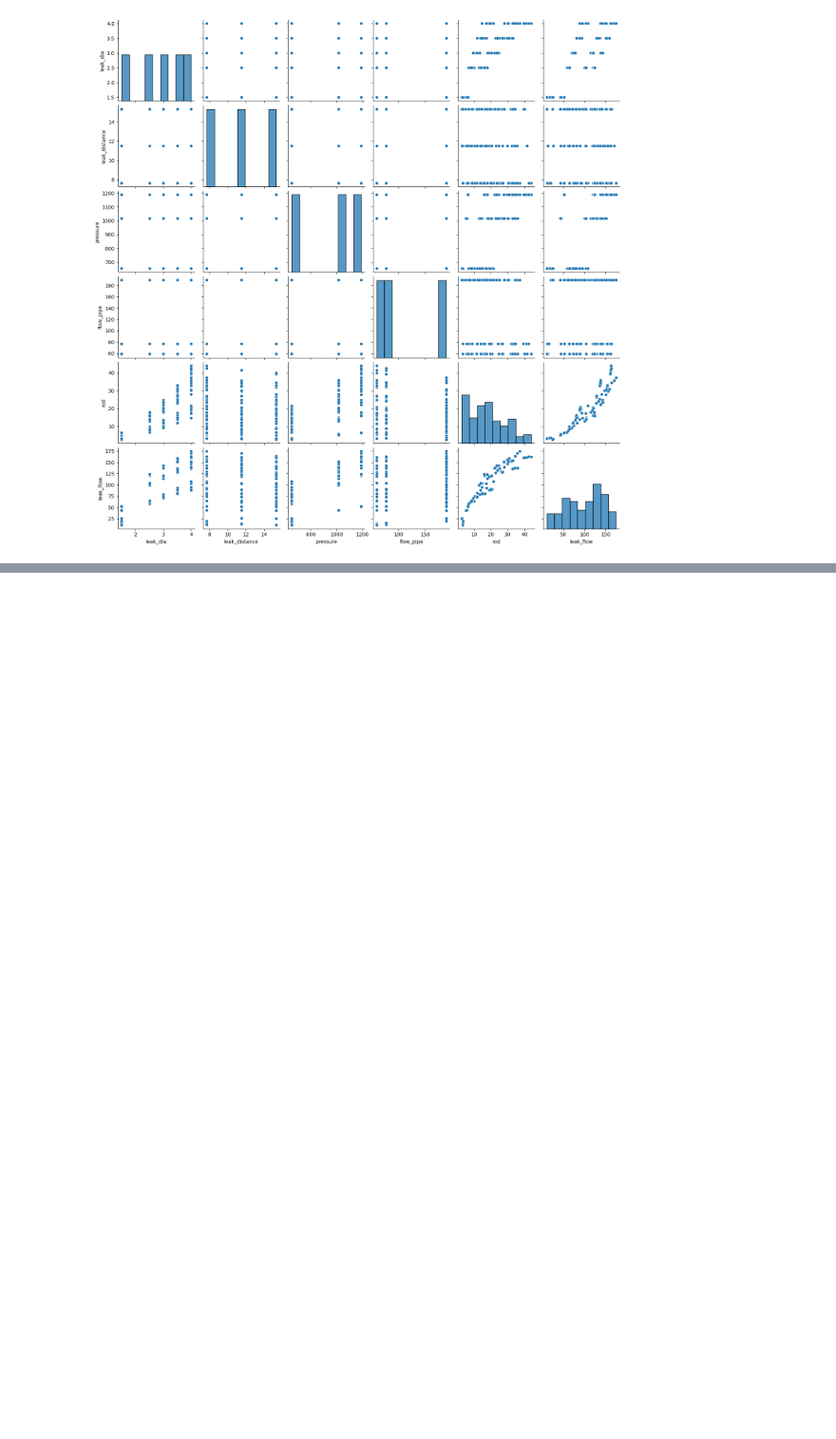
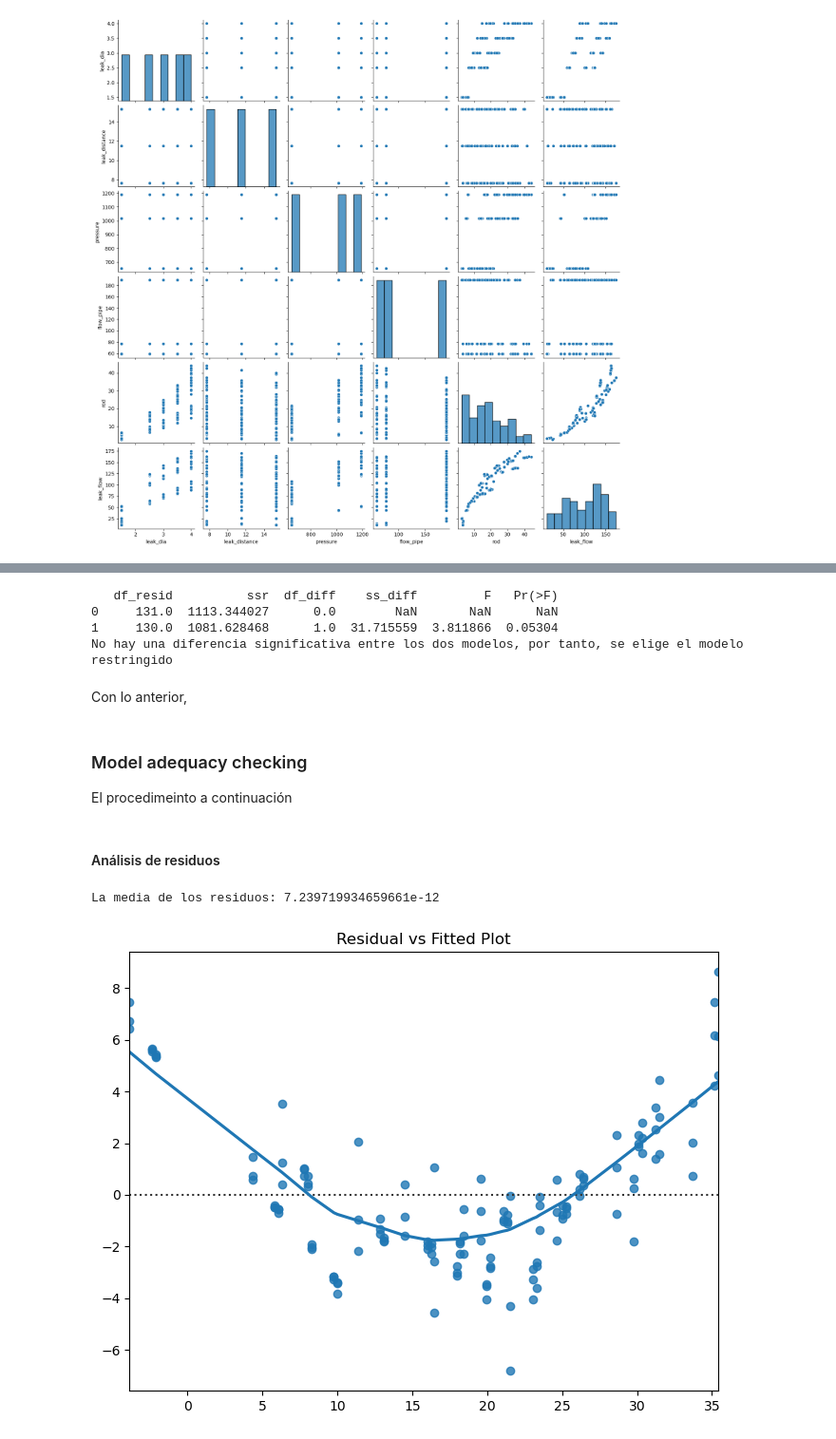
Before and after one commit to lllerena2/ma-final-project, a Jupyter notebook: eda/EDA_ROD.ipynb, the cells around one changed output, grey strips where cells are left out. Shown: that part at 95% size. Cells and saved outputs as stored; diff of their text form; code cells hidden in the pictures; blank space fills up the shorter version.

```diff
--- a/eda/EDA_ROD.ipynb
+++ b/eda/EDA_ROD.ipynb
@@ -315,0 +109,2 @@ model.score(X,y)
+# %%
+Xtrain, ytrain = rod.drop(columns=["rod",'leak_flow']), rod["rod"]
@@ -315,0 +128,5 @@ model.score(X,y)
+# %%
+# Construir el modelo de regresión lineal con todas las variables
+Xtrain_c = sm.add_constant(Xtrain)
+RL_total = sm.OLS(ytrain, Xtrain_c).fit()
+print(RL_total.summary())
@@ -315,0 +196,4 @@ model.score(X,y)
+# %%
+# Construir el modelo de regresión lineal
+RL_dp = sm.OLS(ytrain, Xtrain_c.drop(columns=["leak_distance"])).fit()
+print(RL_dp.summary())
@@ -315,0 +218,16 @@ model.score(X,y)
+# %%
+anova_result = sm.stats.anova_lm(RL_dp, RL_total)
+print(anova_result)
+
+# Interpreta el resultado de ANOVA
+if anova_result['Pr(>F)'][1] < 0.05:
+    print("Hay una diferencia significativa entre los dos modelos.")
+else:
+    print("No hay una diferencia significativa entre los dos modelos, por tanto, se elige el modelo restringido")
+# %% [output]
+   df_resid          ssr  df_diff    ss_diff         F   Pr(>F)
+0     131.0  1113.344027      0.0        NaN       NaN      NaN
+1     130.0  1081.628468      1.0  31.715559  3.811866  0.05304
+No hay una diferencia significativa entre los dos modelos, por tanto, se elige el modelo restringido
+# %% [markdown]
+Con lo anterior,
@@ -315,0 +237,15 @@ model.score(X,y)
+# %% [markdown]
+### Model adequacy checking
+
+El procedimeinto a continuación
+# %% [markdown]
+#### Análisis de residuos
+# %%
+print("La media de los residuos: {}".format(RL_dp.resid.mean()))
+plt.figure(figsize=(8, 6))
+sns.residplot(x=RL_dp.fittedvalues, y=RL_dp.resid, lowess=True)
+plt.title('Residual vs Fitted Plot')
+plt.show()
+# %% [output]
+La media de los residuos: 7.239719934659661e-12
+[figure, added]
```
Also changed, not shown: parts of 67 cells of this notebook, 3 other files.
